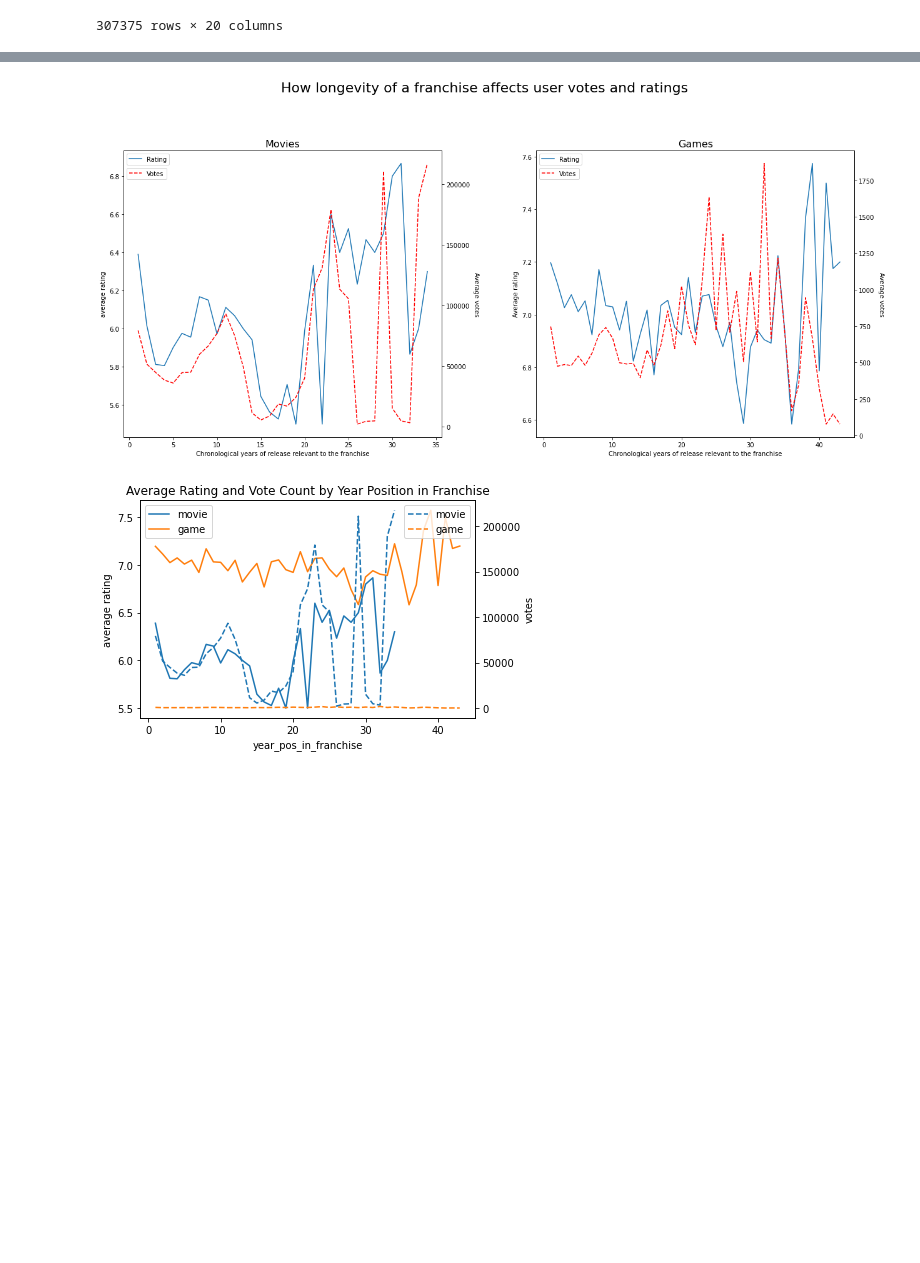
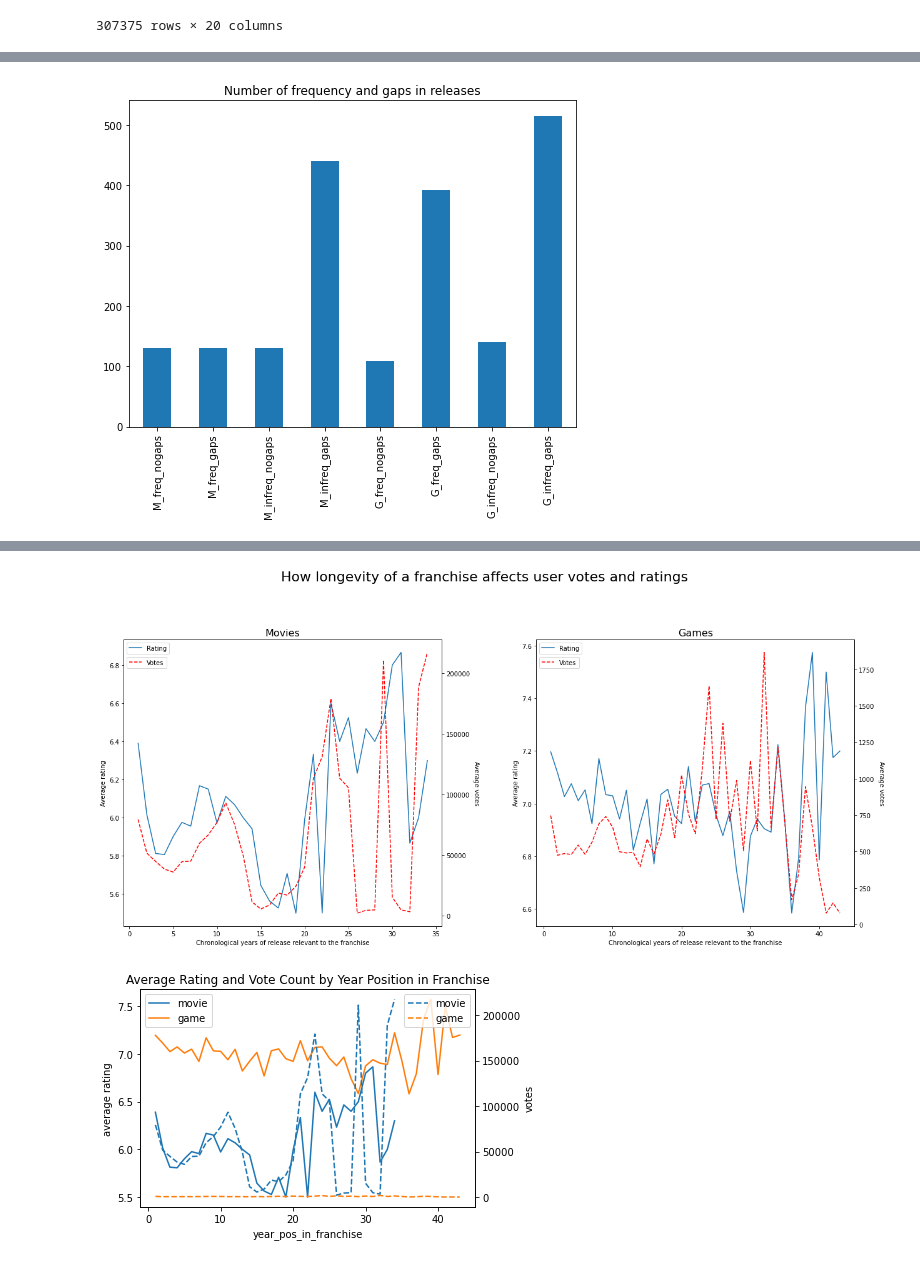
Before and after one commit to adambrennan150/Franchises, a Jupyter notebook: RQ4.ipynb, the cells around one changed output, grey strips where cells are left out. Cells and saved outputs as stored; diff of their text form; code cells hidden in the pictures; blank space fills up the shorter version.

```diff
--- a/RQ4.ipynb
+++ b/RQ4.ipynb
@@ -60,0 +82,30 @@ df
+# %%
+# Group the data by franchise_id and apply multiple aggregation functions
+franchise_grouped_df = df.groupby('franchise_id').agg(
+    unique_years_of_releases=('year_pos_in_franchise', 'max'),
+    releases_in_franchise=('franchise_count', 'max'),
+    content_type = ('type', 'last'),
+    average_rating = ('rating', 'mean'),
+    average_votes = ('votes', 'mean')
+
+
+)
+
+# Compute the ratio between max_franchise_count and max_year_pos_in_franchise
+franchise_grouped_df['average_releases_per_year'] = franchise_grouped_df['releases_in_franchise'] / franchise_grouped_df['unique_years_of_releases']
+biggest_gap_df = df.groupby('franchise_id').apply(lambda x: x.sort_values('year')['year'].diff().max()).reset_index(name='biggest_gap')
+franchise_grouped_df = pd.merge(franchise_grouped_df, biggest_gap_df, on='franchise_id')
+
+franchise_grouped_df['classification'] = np.select([(franchise_grouped_df['average_releases_per_year'] > 1) & (franchise_grouped_df['biggest_gap'] <= 2) & (franchise_grouped_df['content_type'] == 'movie'),
+                                                (franchise_grouped_df['average_releases_per_year'] > 1) & (franchise_grouped_df['biggest_gap'] > 2) & (franchise_grouped_df['content_type'] == 'movie'),
+                                                   (franchise_grouped_df['average_releases_per_year'] <= 1) & (franchise_grouped_df['biggest_gap'] <= 2) & (franchise_grouped_df['content_type'] == 'movie'),
+                                                   (franchise_grouped_df['average_releases_per_year'] <= 1) & (franchise_grouped_df['biggest_gap'] > 2) & (franchise_grouped_df['content_type'] == 'movie'),
+                                                   (franchise_grouped_df['average_releases_per_year'] > 1) & (franchise_grouped_df['biggest_gap'] <= 2) & (franchise_grouped_df['content_type'] == 'game'),
+                                                (franchise_grouped_df['average_releases_per_year'] > 1) & (franchise_grouped_df['biggest_gap'] > 2) & (franchise_grouped_df['content_type'] == 'game'),
+                                                   (franchise_grouped_df['average_releases_per_year'] <= 1) & (franchise_grouped_df['biggest_gap'] <= 2) & (franchise_grouped_df['content_type'] == 'game'),
+                                                   (franchise_grouped_df['average_releases_per_year'] <= 1) & (franchise_grouped_df['biggest_gap'] > 2) & (franchise_grouped_df['content_type'] == 'game')],
+                                               ['M_freq_nogaps', 'M_freq_gaps', 'M_infreq_nogaps', 'M_infreq_gaps', 'G_freq_nogaps', 'G_freq_gaps', 'G_infreq_nogaps', 'G_infreq_gaps'],
+                                               default='MISSING_VALUE')
+
+# Print the resulting DataFrame
+franchise_grouped_df
@@ -60,0 +147,16 @@ df
+# %%
+classification_counts = franchise_grouped_df.classification.value_counts().sort_index()
+#plt.bar(classification_counts.index, classification_counts.values)
+order = ['M_freq_nogaps', 'M_freq_gaps', 'M_infreq_nogaps', 'M_infreq_gaps',
+         'G_freq_nogaps', 'G_freq_gaps', 'G_infreq_nogaps', 'G_infreq_gaps']
+
+# sort the Series according to the order
+sorted_counts = classification_counts.loc[order]
+
+# plot the sorted Series as a bar chart
+fig, ax = plt.subplots(figsize=(8, 6))
+sorted_counts.plot.bar(ax=ax)
+plt.title('Number of frequency and gaps in releases')
+plt.show()
+# %% [output]
+[figure, added]
```
Also changed, not shown: parts of 25 cells of this notebook.
